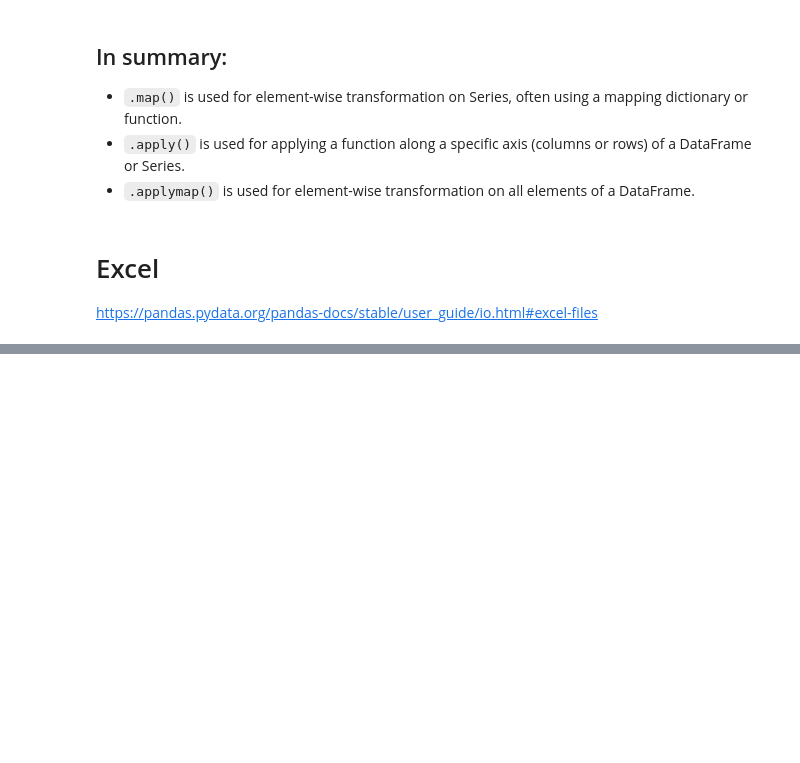
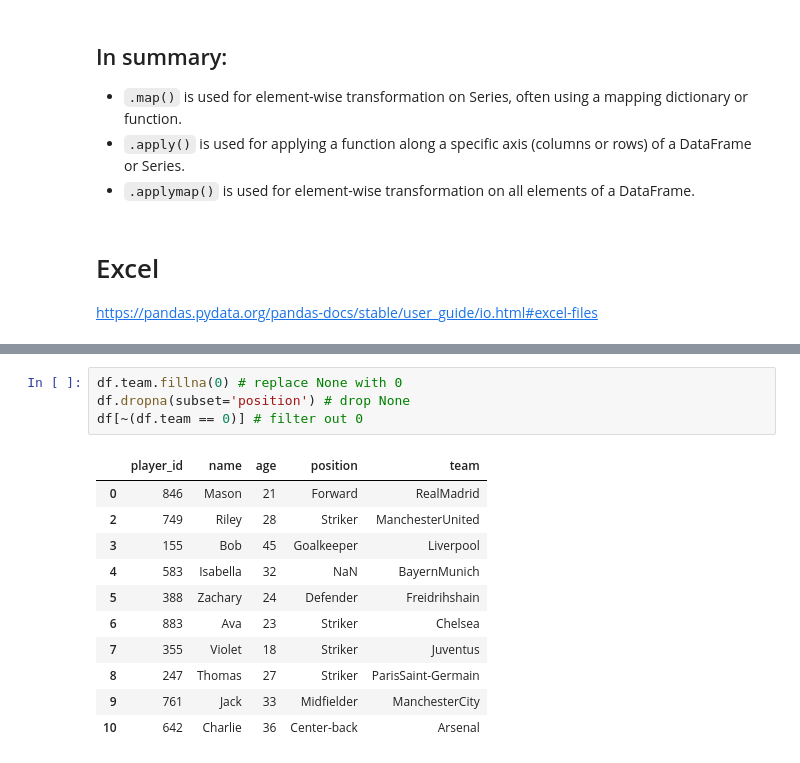
Before and after one commit to MaCoZu/python_notebooks, a Jupyter notebook: 2.0_Pandas.ipynb, the cells around one changed output, grey strips where cells are left out. Cells and saved outputs as stored; diff of their text form; blank space fills up the shorter version.

```diff
--- a/2.0_Pandas.ipynb
+++ b/2.0_Pandas.ipynb
@@ -1935,0 +2034,16 @@ https://pandas.pydata.org/pandas-docs/stable/user_guide/io.html#excel-files
+# %%
+df.team.fillna(0) # replace None with 0
+df.dropna(subset='position') # drop None
+df[~(df.team == 0)] # filter out 0
+# %% [output]
+|  | player_id | name | age | position | team |
+| 0 | 846 | Mason | 21 | Forward | RealMadrid |
+| 2 | 749 | Riley | 28 | Striker | ManchesterUnited |
+| 3 | 155 | Bob | 45 | Goalkeeper | Liverpool |
+| 4 | 583 | Isabella | 32 | NaN | BayernMunich |
+| 5 | 388 | Zachary | 24 | Defender | Freidrihshain |
+| 6 | 883 | Ava | 23 | Striker | Chelsea |
+| 7 | 355 | Violet | 18 | Striker | Juventus |
+| 8 | 247 | Thomas | 27 | Striker | ParisSaint-Germain |
+| 9 | 761 | Jack | 33 | Midfielder | ManchesterCity |
+| 10 | 642 | Charlie | 36 | Center-back | Arsenal |
```
Also changed, not shown: parts of 19 cells of this notebook.
